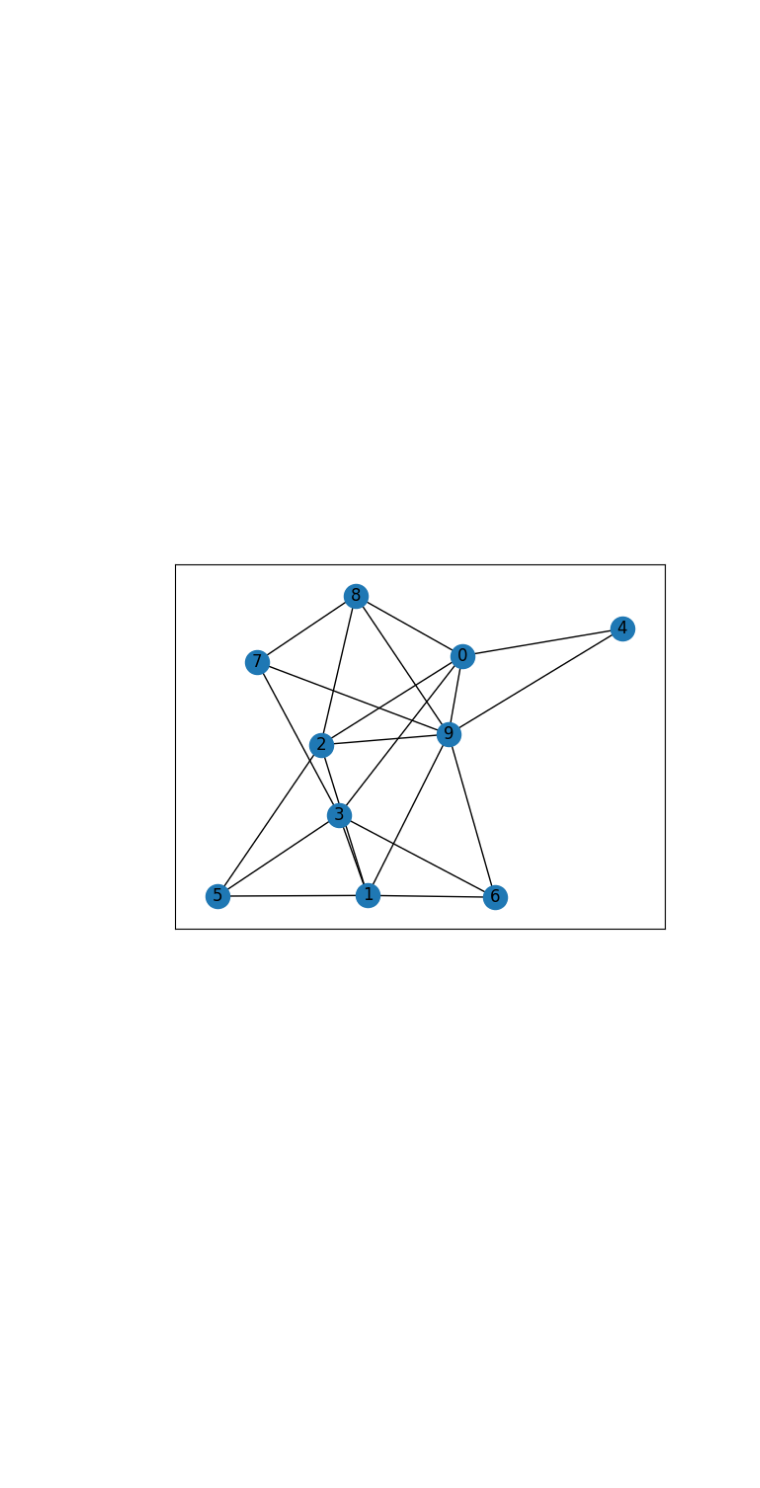
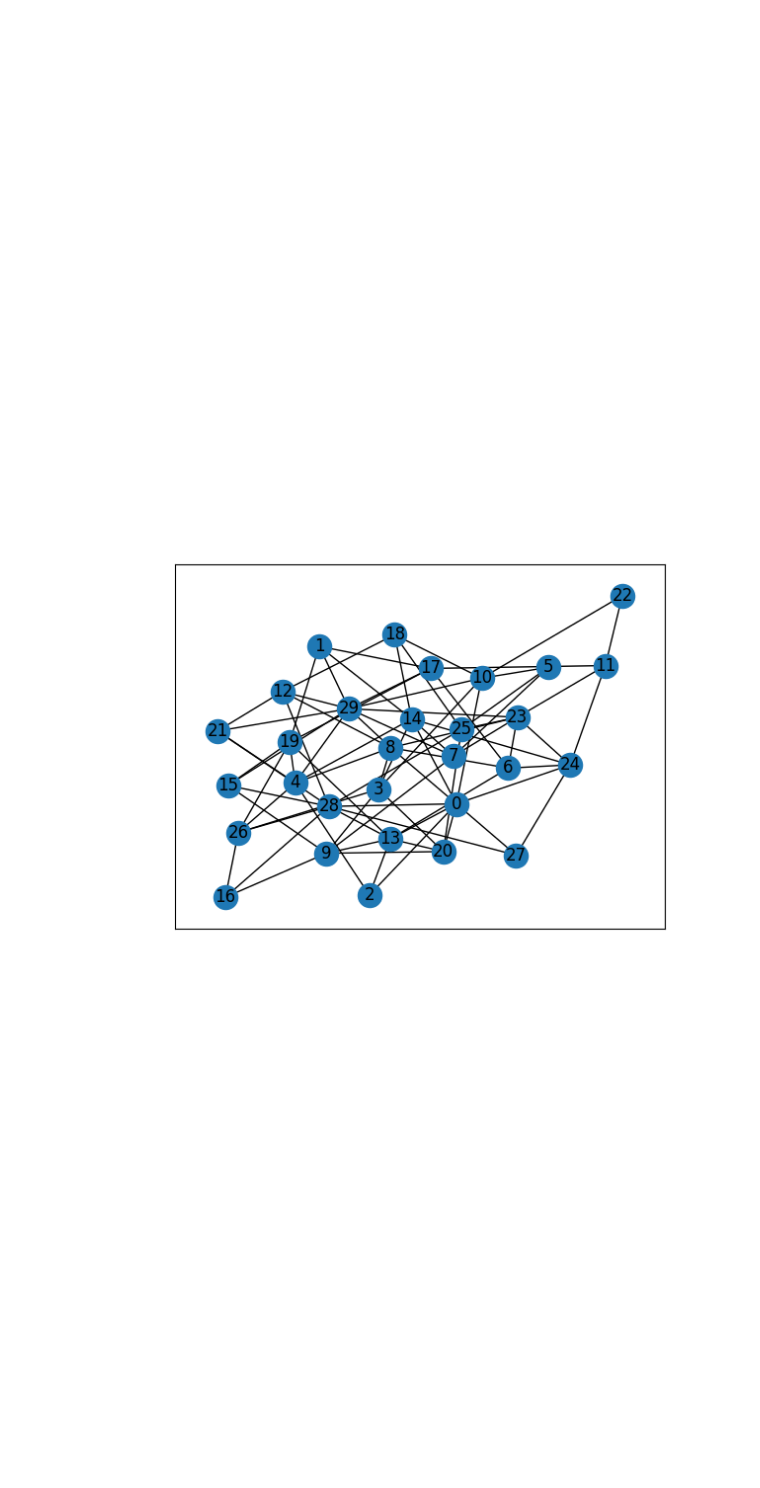
Before and after one commit to MaximoRdz/ARTIFICIAL-INTELLIGENCE, a Jupyter notebook: lab1-Searching-Heuristics/graph_networks.ipynb, the cells around one changed output. Cells and saved outputs as stored; diff of their text form; code cells hidden in the pictures.

```diff
--- a/lab1-Searching-Heuristics/graph_networks.ipynb
+++ b/lab1-Searching-Heuristics/graph_networks.ipynb
@@ -85,12 +89,12 @@ plt.show()
 # %% [output]
 [figure]
 # %%
-G = nx.erdos_renyi_graph(10, 0.5, seed=42)
+G = nx.erdos_renyi_graph(30, 0.2, seed=42)
 positions = nx.spring_layout(G)
-
+ax.axis("off")
 fig, ax = plt.subplots()
 nx.draw_networkx(G, pos=positions, ax=ax)
 plt.show()
 # %% [output]
-[figure, old version]
+[figure, new version]
 # %%
```
Also changed, not shown: parts of 10 cells of this notebook.
